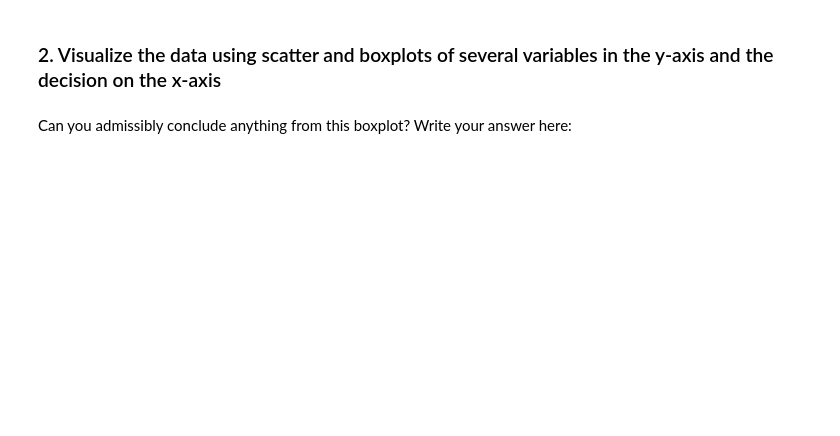
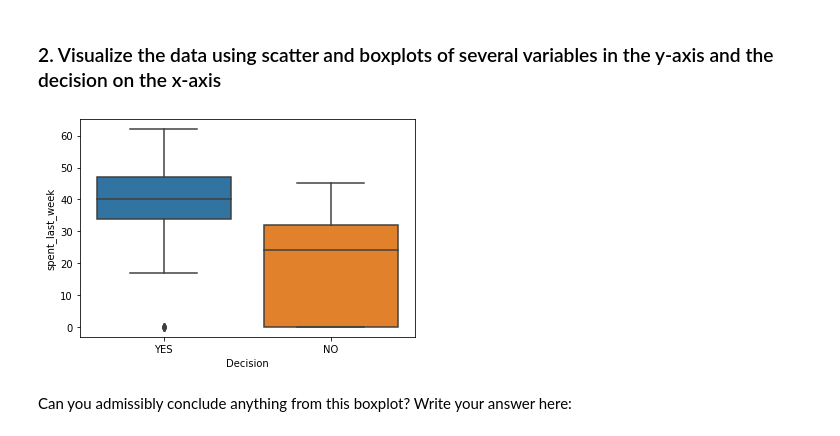
Before and after one commit to Dylan-C-Neal/Springboard-Data-Science-Career-Track, a Jupyter notebook: RR Diner Case Study/Springboard Decision Tree Specialty Coffee Case Study - Tier 3 (1).ipynb, the cells around one changed output. Saved outputs shown, nothing was run; the diff lists cells and outputs as text; code cells hidden in the pictures; blank space fills up the shorter version.

Commit message:
Saving progress on decision tree project

```diff
--- a/RR Diner Case Study/Springboard Decision Tree Specialty Coffee Case Study - Tier 3 (1).ipynb
+++ b/RR Diner Case Study/Springboard Decision Tree Specialty Coffee Case Study - Tier 3 (1).ipynb
@@ -135,6 +178,6 @@ We can see a bunch of inconsistency here.
 Use replace() to make the values of the `gender` column just `Female` and `Male`.
 # %%
 # Replace all alternate values for the Female entry with 'Female'
-_ _ _
+coffeeData.Gender.replace(['female', 'F', 'f ', 'FEMALE'], 'Female', inplace=True)
 # %%
 # Check out the unique values for the 'gender' column
@@ -142,5 +187,5 @@ _ _ _
 # %%
 # Replace all alternate values with "Male"
-_ _ _
+coffeeData.Gender.replace(['MALE', 'male', 'M'], 'Male', inplace=True)
 # %%
 # Let's check the unique values of the column "gender"
@@ -152,7 +201,7 @@ _ _ _
 We now want to replace `1.0` and `0.0` in the `Decision` column by `YES` and `NO` respectively.
 # %%
 # Replace 'Yes' and 'No' by 1 and 0
-_ _ _
-_ _ _
+coffeeData.Decision.replace(1.0, 'YES', inplace=True)
+coffeeData.Decision.replace(0.0, 'NO', inplace=True)
 # %%
 # Check that our replacing those values with 'YES' and 'NO' worked, with unique()
@@ -171,5 +222,5 @@ To execute the train/test split properly, we need to do five things:
 # NoPrediction will contain all known values for the decision
 # Call dropna() on coffeeData, and store the result in a variable NOPrediction
 # Call describe() on the Decision column of NoPrediction after calling dropna() on coffeeData
-_ _ _
-_ _ _
+NOPrediction = coffeeData.dropna()
+NOPrediction.describe()
@@ -177,8 +238,10 @@ _ _ _
 ### 2. Visualize the data using scatter and boxplots of several variables in the y-axis and the decision on the x-axis
 # %%
 # Exploring our new NOPrediction dataset
-# Make a boxplot on NOPrediction where the x axis is Decision, and the y axis is spent_today
-_ _ _
-_ _ _
+# Make a boxplot on NOPrediction where the x axis is Decision, and the y axis is spent_last_week
+_ = sns.boxplot(x='Decision', y='spent_last_week', data=NOPrediction)
+_ = plt.show()
+# %% [output]
+[figure, added]
 # %% [markdown]
 Can you admissibly conclude anything from this boxplot? Write your answer here:
```
Also changed, not shown: parts of 23 cells of this notebook.
